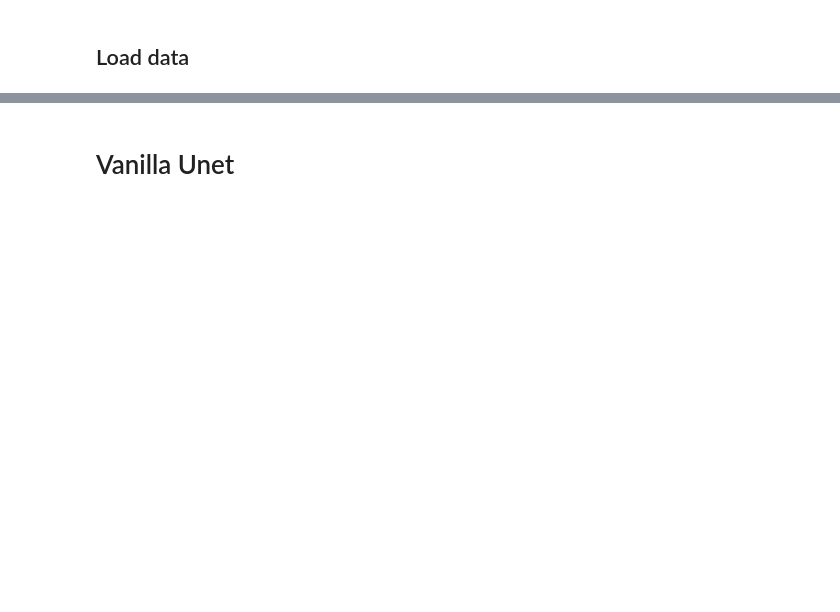
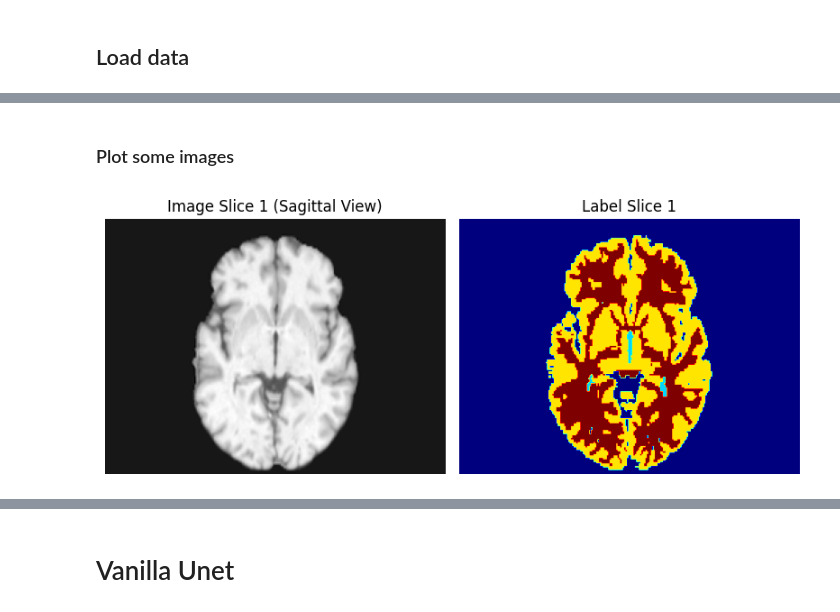
Before and after one commit to PabloBetancur428/Brain_tissue_segmentation_MISA_DL, a Jupyter notebook: src/Modular_DL/main_notebook.ipynb, the cells around one changed output, grey strips where cells are left out. Saved outputs shown, nothing was run; the diff lists cells and outputs as text; code cells hidden in the pictures; blank space fills up the shorter version.

```diff
--- a/src/Modular_DL/main_notebook.ipynb
+++ b/src/Modular_DL/main_notebook.ipynb
@@ -71,0 +139,22 @@ dataloader_val = DataLoader(dataset_val, batch_size = 1, shuffle = False, num_wo
+# %%
+from Modular_DL.data_loader_dl import Dataloader_2D
+from torch.utils.data import DataLoader
+
+from Modular_DL.transformations_dl import get_training_transformations, get_validation_transformations
+
+
+transformations_training = get_training_transformations()
+transformations_val = get_validation_transformations()
+
+dataset_train = Dataloader_2D(image_training, label_training, transformations_training)
+dataloader_train = DataLoader(dataset_train, batch_size = 1, shuffle = True, num_workers=0)
+
+dataset_val = Dataloader_2D(image_validation, label_validation, transformations_val)
+dataloader_val = DataLoader(dataset_val, batch_size = 1, shuffle = True, num_workers=0)
+# %% [markdown]
+### Plot some images
+# %%
+from Modular_DL.plot_dataloader_batch import plot_dataloader_sagittal
+plot_dataloader_sagittal(dataloader_train)
+# %% [output]
+[figure, added]
```
Also changed, not shown: parts of 29 cells of this notebook.
